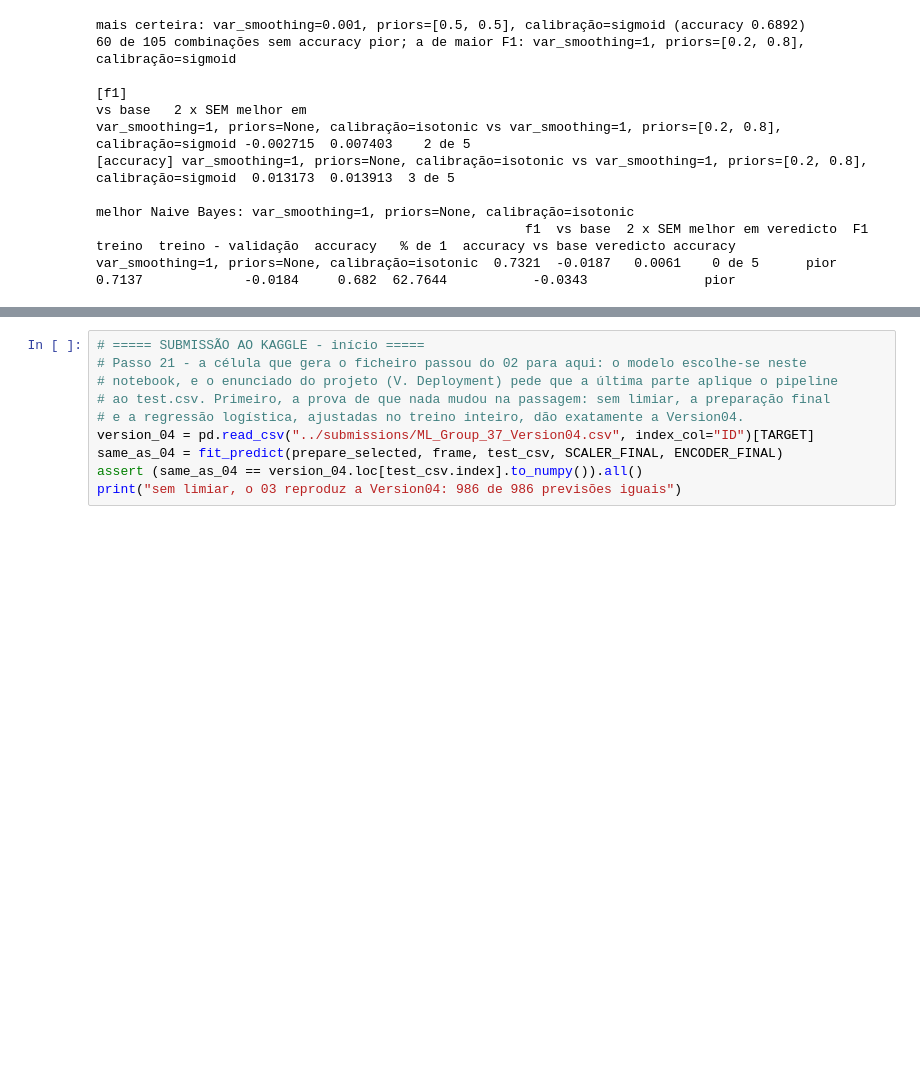
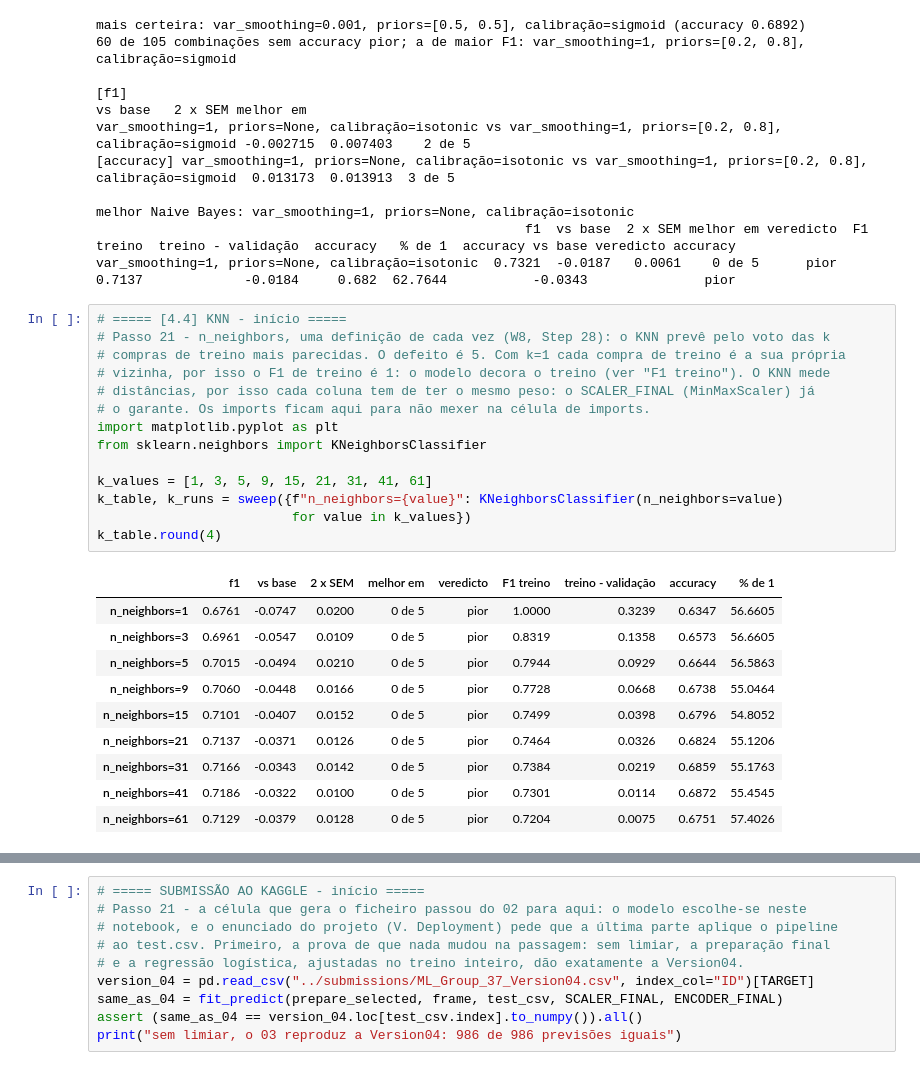
Before and after one commit to josebrites16/ML_project_2026-copia, a Jupyter notebook: notebooks/03_modelling.ipynb, the cells around one changed output, grey strips where cells are left out. Saved outputs shown, nothing was run; the diff lists cells and outputs as text; blank space fills up the shorter version.

```diff
--- a/notebooks/03_modelling.ipynb
+++ b/notebooks/03_modelling.ipynb
@@ -511,3 +511,28 @@ var_smoothing=1, priors=None, calibração=isotonic vs var_smoothing=1, priors=[
 melhor Naive Bayes: var_smoothing=1, priors=None, calibração=isotonic
                                                        f1  vs base  2 x SEM melhor em veredicto  F1 treino  treino - validação  accuracy   % de 1  accuracy vs base veredicto accuracy
 var_smoothing=1, priors=None, calibração=isotonic  0.7321  -0.0187   0.0061    0 de 5      pior     0.7137             -0.0184     0.682  62.7644           -0.0343               pior
+# %%
+# ===== [4.4] KNN - início =====
+# Passo 21 - n_neighbors, uma definição de cada vez (W8, Step 28): o KNN prevê pelo voto das k
+# compras de treino mais parecidas. O defeito é 5. Com k=1 cada compra de treino é a sua própria
+# vizinha, por isso o F1 de treino é 1: o modelo decora o treino (ver "F1 treino"). O KNN mede
+# distâncias, por isso cada coluna tem de ter o mesmo peso: o SCALER_FINAL (MinMaxScaler) já
+# o garante. Os imports ficam aqui para não mexer na célula de imports.
+import matplotlib.pyplot as plt
+from sklearn.neighbors import KNeighborsClassifier
+
+k_values = [1, 3, 5, 9, 15, 21, 31, 41, 61]
+k_table, k_runs = sweep({f"n_neighbors={value}": KNeighborsClassifier(n_neighbors=value)
+                         for value in k_values})
+k_table.round(4)
+# %% [output]
+|  | f1 | vs base | 2 x SEM | melhor em | veredicto | F1 treino | treino - validação | accuracy | % de 1 |
+| n_neighbors=1 | 0.6761 | -0.0747 | 0.0200 | 0 de 5 | pior | 1.0000 | 0.3239 | 0.6347 | 56.6605 |
+| n_neighbors=3 | 0.6961 | -0.0547 | 0.0109 | 0 de 5 | pior | 0.8319 | 0.1358 | 0.6573 | 56.6605 |
+| n_neighbors=5 | 0.7015 | -0.0494 | 0.0210 | 0 de 5 | pior | 0.7944 | 0.0929 | 0.6644 | 56.5863 |
+| n_neighbors=9 | 0.7060 | -0.0448 | 0.0166 | 0 de 5 | pior | 0.7728 | 0.0668 | 0.6738 | 55.0464 |
+| n_neighbors=15 | 0.7101 | -0.0407 | 0.0152 | 0 de 5 | pior | 0.7499 | 0.0398 | 0.6796 | 54.8052 |
+| n_neighbors=21 | 0.7137 | -0.0371 | 0.0126 | 0 de 5 | pior | 0.7464 | 0.0326 | 0.6824 | 55.1206 |
+| n_neighbors=31 | 0.7166 | -0.0343 | 0.0142 | 0 de 5 | pior | 0.7384 | 0.0219 | 0.6859 | 55.1763 |
+| n_neighbors=41 | 0.7186 | -0.0322 | 0.0100 | 0 de 5 | pior | 0.7301 | 0.0114 | 0.6872 | 55.4545 |
+| n_neighbors=61 | 0.7129 | -0.0379 | 0.0128 | 0 de 5 | pior | 0.7204 | 0.0075 | 0.6751 | 57.4026 |
```
Also changed, not shown: parts of 5 cells of this notebook.
